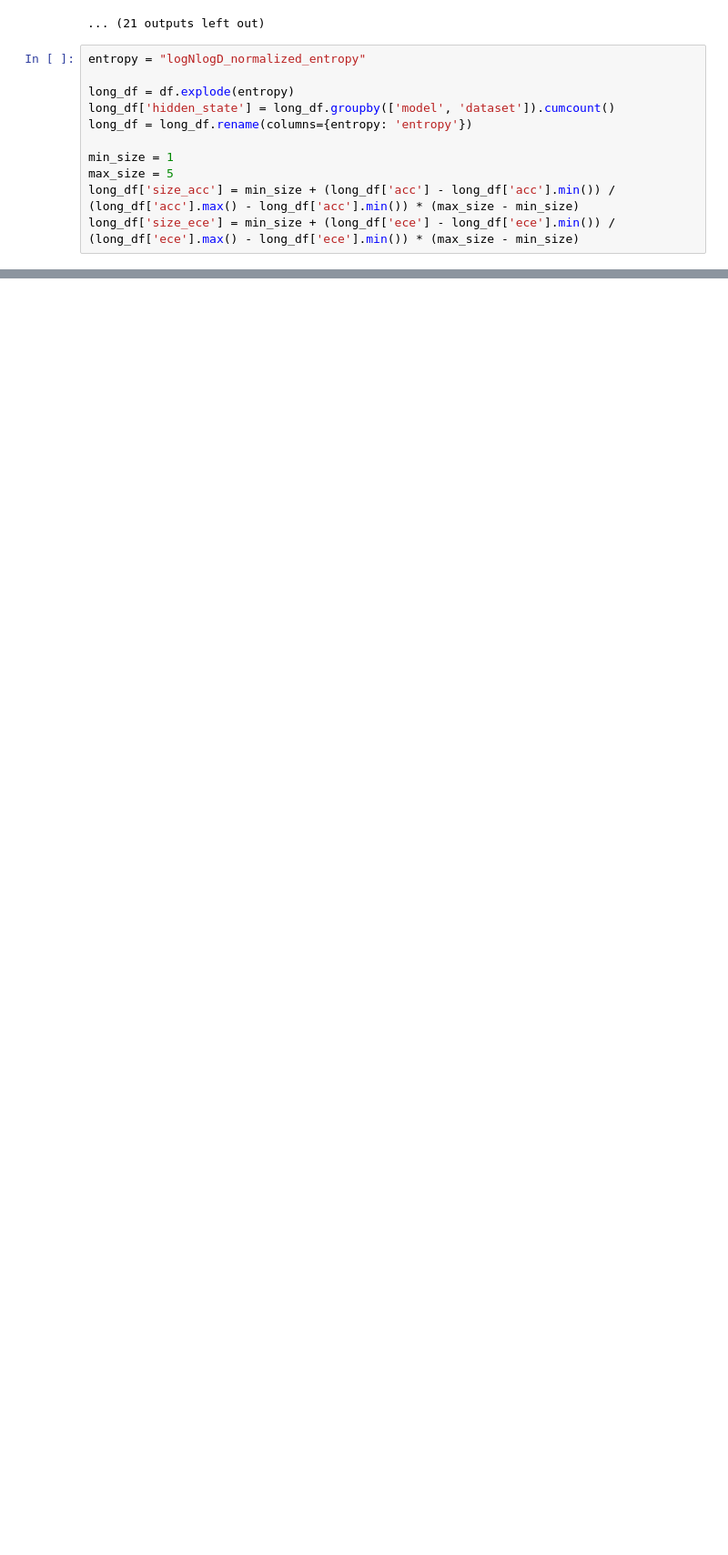
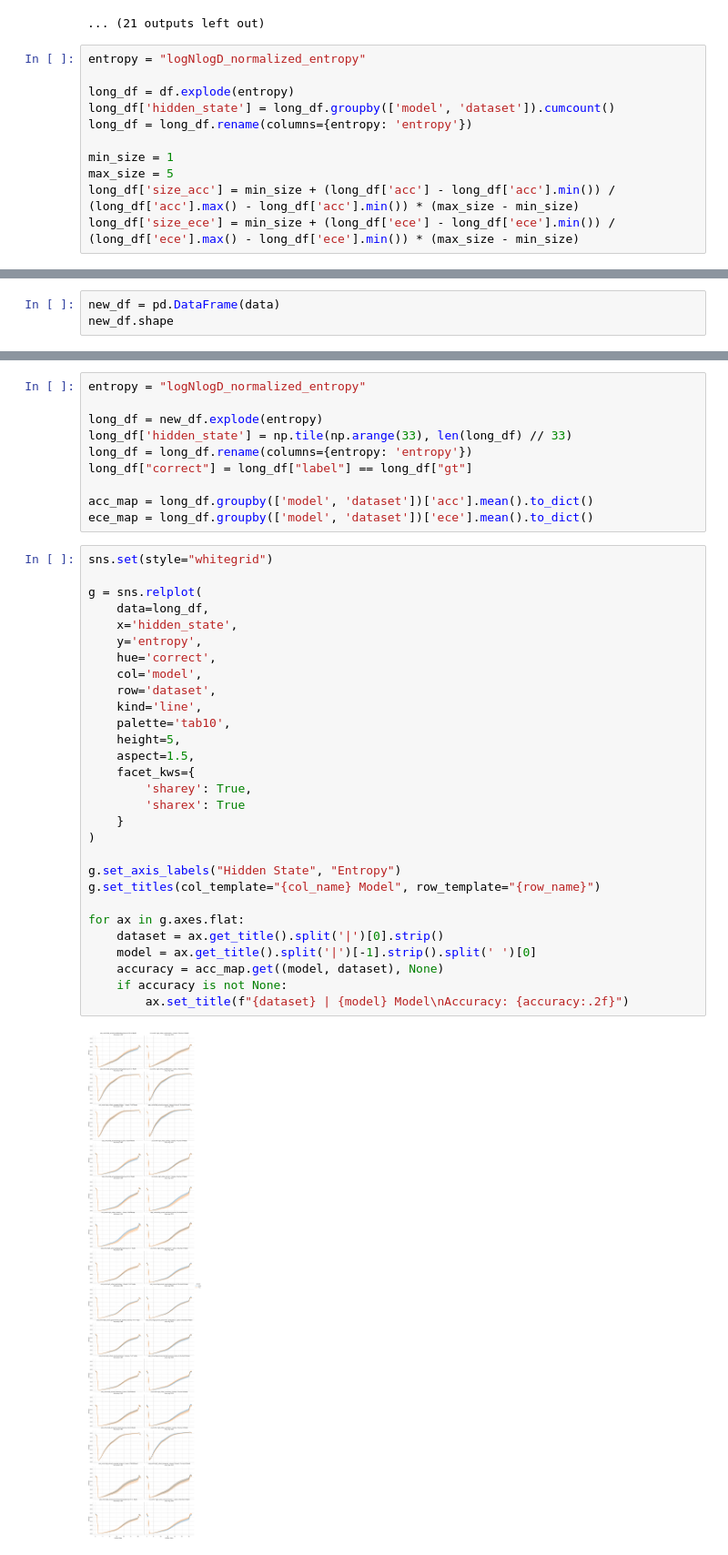
Before and after one commit to djaniak/information-bottleneck, a Jupyter notebook: notebooks/calibration-plots.ipynb, the cells around one changed output, grey strips where cells are left out. Shown at 91% size. Saved outputs shown, nothing was run; the diff lists cells and outputs as text; blank space fills up the shorter version.

```diff
--- a/notebooks/calibration-plots.ipynb
+++ b/notebooks/calibration-plots.ipynb
@@ -240,0 +278,3 @@ g.set_titles(col_template="{col_name} Model")
+# %%
+new_df = pd.DataFrame(data)
+new_df.shape
@@ -240,0 +305,41 @@ g.set_titles(col_template="{col_name} Model")
+# %%
+entropy = "logNlogD_normalized_entropy"
+
+long_df = new_df.explode(entropy)
+long_df['hidden_state'] = np.tile(np.arange(33), len(long_df) // 33)
+long_df = long_df.rename(columns={entropy: 'entropy'})
+long_df["correct"] = long_df["label"] == long_df["gt"]
+
+acc_map = long_df.groupby(['model', 'dataset'])['acc'].mean().to_dict()
+ece_map = long_df.groupby(['model', 'dataset'])['ece'].mean().to_dict()
+# %%
+sns.set(style="whitegrid")
+
+g = sns.relplot(
+    data=long_df,
+    x='hidden_state',
+    y='entropy',
+    hue='correct',
+    col='model',
+    row='dataset',
+    kind='line',
+    palette='tab10',
+    height=5,
+    aspect=1.5,
+    facet_kws={
+        'sharey': True,
+        'sharex': True
+    }
+)
+
+g.set_axis_labels("Hidden State", "Entropy")
+g.set_titles(col_template="{col_name} Model", row_template="{row_name}")
+
+for ax in g.axes.flat:
+    dataset = ax.get_title().split('|')[0].strip()
+    model = ax.get_title().split('|')[-1].strip().split(' ')[0]
+    accuracy = acc_map.get((model, dataset), None)
+    if accuracy is not None:
+        ax.set_title(f"{dataset} | {model} Model\nAccuracy: {accuracy:.2f}")
+# %% [output]
+[figure, added]
```
Also changed, not shown: parts of 7 cells of this notebook, 2 other files.
